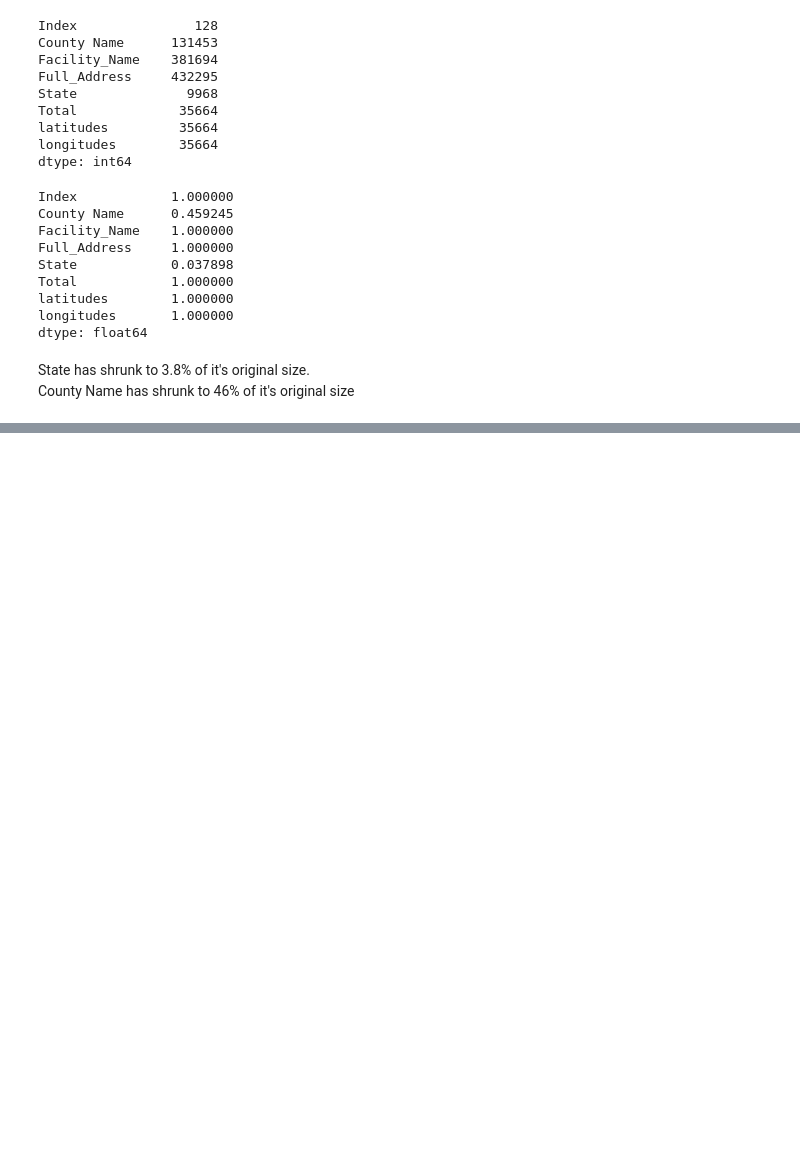
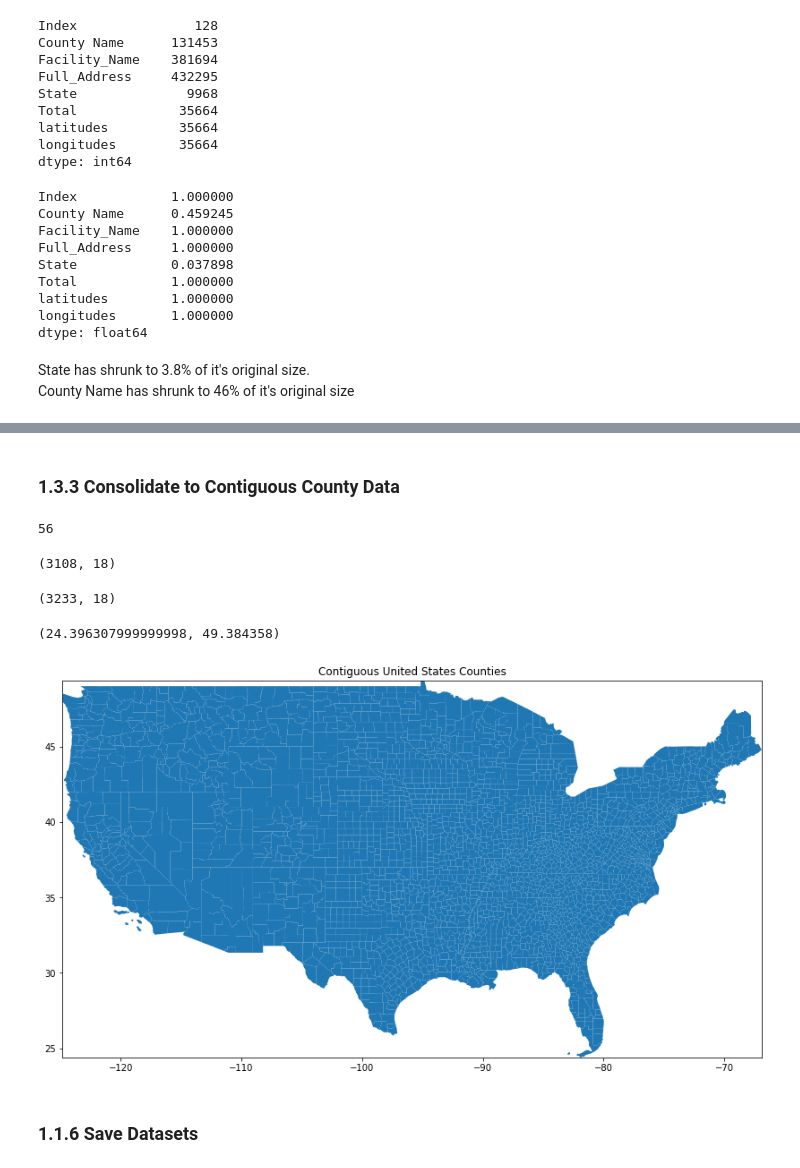
Before and after one commit to taflor/USACovidHospitals, a Jupyter notebook: notebooks/1.1-clean.ipynb, the cells around one changed output, grey strips where cells are left out. Saved outputs shown, nothing was run; the diff lists cells and outputs as text; code cells hidden in the pictures; blank space fills up the shorter version.

Commit message:
County geodata cleaned and consolidated to contiguous USA

```diff
--- a/notebooks/1.1-clean.ipynb
+++ b/notebooks/1.1-clean.ipynb
@@ -307,0 +402,17 @@ dtype: float64
+# %%
+# Change data type to categorical
+usa_counties['STATEFP'] = usa_counties['STATEFP'].astype('category')
+usa_counties['COUNTYFP'] = usa_counties['COUNTYFP'].astype('category')
+usa_counties['LSAD'] = usa_counties['LSAD'].astype('category')
+usa_counties['CLASSFP'] = usa_counties['CLASSFP'].astype('category')
+usa_counties['MTFCC'] = usa_counties['MTFCC'].astype('category')
+usa_counties['FUNCSTAT'] = usa_counties['FUNCSTAT'].astype('category')
+
+# Change data type to numeric
+usa_counties['COUNTYNS'] = pd.to_numeric(usa_counties['COUNTYNS'])
+usa_counties['GEOID'] = pd.to_numeric(usa_counties['GEOID'])
+usa_counties['CSAFP'] = pd.to_numeric(usa_counties['CSAFP'])
+usa_counties['CBSAFP'] = pd.to_numeric(usa_counties['CBSAFP'])
+usa_counties['METDIVFP'] = pd.to_numeric(usa_counties['METDIVFP'])
+
+usa_counties.dtypes
@@ -307,0 +463,41 @@ dtype: float64
+# %% [markdown]
+### 1.3.3 Consolidate to Contiguous County Data
+# %%
+# Check out FIPS Codes in dataset to see number of unique States
+# https://www.nrcs.usda.gov/wps/portal/nrcs/detail/?cid=nrcs143_013696
+usa_counties.STATEFP.nunique()
+# %% [output]
+56
+# %%
+# 56 tells us that we are including more than just the 50 states
+# We are only concerned with the contiguous USA
+# Create new dataset without the following locations:
+# American Samoa (60), Guam (66), Northern Mariana Islands (69)
+# Puerto Rico (72), Virgin Islands (78), Alaska (02), Hawaii (15)
+
+cont_usa = usa_counties[~usa_counties.STATEFP.isin(['02','15','60','66','69','72','78'])]
+cont_usa.shape
+# %% [output]
+(3108, 18)
+# %%
+# Compare to original
+usa_counties.shape
+# %% [output]
+(3233, 18)
+# %%
+# Plot contiguous counties
+fig, ax = plt.subplots(figsize=(14,12))
+#fig.tight_layout()
+ax.set(title='Contiguous United States Counties')
+cont_usa.plot(ax=ax)
+
+xlim = ([cont_usa.total_bounds[0],  cont_usa.total_bounds[2]])
+ylim = ([cont_usa.total_bounds[1],  cont_usa.total_bounds[3]])
+
+ax.set_xlim(xlim)
+ax.set_ylim(ylim)
+# %% [output]
+(24.396307999999998, 49.384358)
+[figure, added]
+# %% [markdown]
+### 1.1.6 Save Datasets
```
Also changed, not shown: parts of 17 cells of this notebook.
